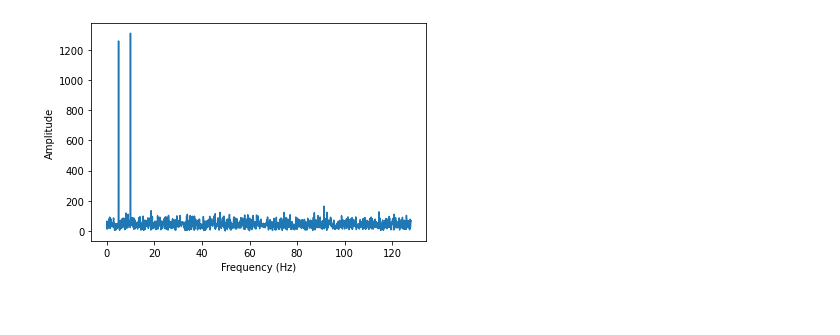
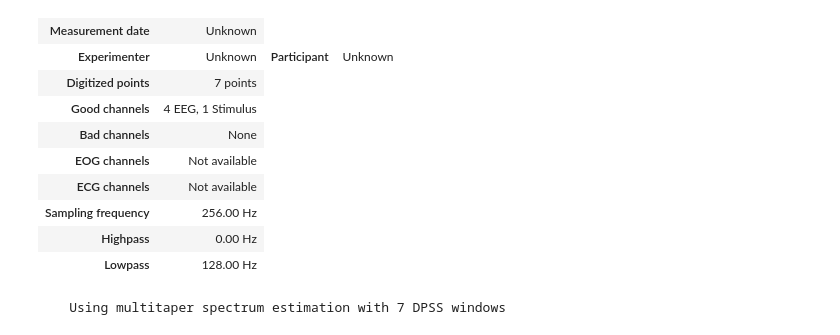
Before and after one commit to dxganta/Neural-Signal-Processing-Analysis, a Jupyter notebook: eeg-bands.ipynb, the cells around one changed output. Saved outputs shown, nothing was run; the diff lists cells and outputs as text; code cells hidden in the pictures; blank space fills up the shorter version.

```diff
--- a/eeg-bands.ipynb
+++ b/eeg-bands.ipynb
@@ -66,0 +108,8 @@ data_10s.head()
+# %%
+ch_names = ['TP9', 'AF7', 'AF8', 'TP10']
+ch_inds = [1,2,3,4]
+sfreq = 256
+# info = mne.create_info(ch_names = ch_names, sfreq = sfreq, ch_types='eeg')
+# raw = mne.io.RawArray(data_30s.values.T, info)
+# %%
+raw = load_csv_as_raw(['EEG_recording_2023-04-12-09.11.08.csv'], sfreq, ch_inds)
@@ -67,22 +129,27 @@ data_10s.head()
 # %%
-import numpy as np
-from scipy.fft import fft
-
-# Generate a random EEG signal
-t = np.linspace(0, 10, 2560)
-f1 = 5  # alpha frequency in Hz
-f2 = 10  # beta frequency in Hz
-x = np.sin(2 * np.pi * f1 * t) + np.sin(2 * np.pi * f2 * t) + np.random.randn(len(t))
-
-# Compute the FFT
-X = fft(x)
-
-# Plot the amplitude spectrum
-import matplotlib.pyplot as plt
-freqs = np.fft.fftfreq(len(x), t[1]-t[0])
-plt.plot(freqs[:len(freqs)//2], np.abs(X[:len(X)//2]))
-plt.xlabel('Frequency (Hz)')
-plt.ylabel('Amplitude')
-plt.show()
+# t = np.array(nihala.index)
+# x = np.array(nihala['TP9'])
+# X = fft(x)
+# # Plot the amplitude spectrum
+# freqs = np.fft.fftfreq(len(x), t[1]-t[0])
+# plt.plot(freqs[:len(freqs)//2], np.abs(X[:len(X)//2]))
+# plt.xlabel('Frequency (Hz)')
+# plt.ylabel('Amplitude')
+# plt.show()
-# %% [output]
-[figure, removed]
+# %%
+raw.info
+# %% [output]
+| Measurement date | Unknown |
+| Experimenter | Unknown | Participant | Unknown |
+| Digitized points | 7 points |
+| Good channels | 4 EEG, 1 Stimulus |
+| Bad channels | None |
+| EOG channels | Not available |
+| ECG channels | Not available |
+| Sampling frequency | 256.00 Hz |
+| Highpass | 0.00 Hz |
+| Lowpass | 128.00 Hz |
+# %%
+spectrum = raw.compute_psd(method='multitaper')
+# %% [output]
+    Using multitaper spectrum estimation with 7 DPSS windows
```
Also changed, not shown: parts of 13 cells of this notebook, 6 other files.
